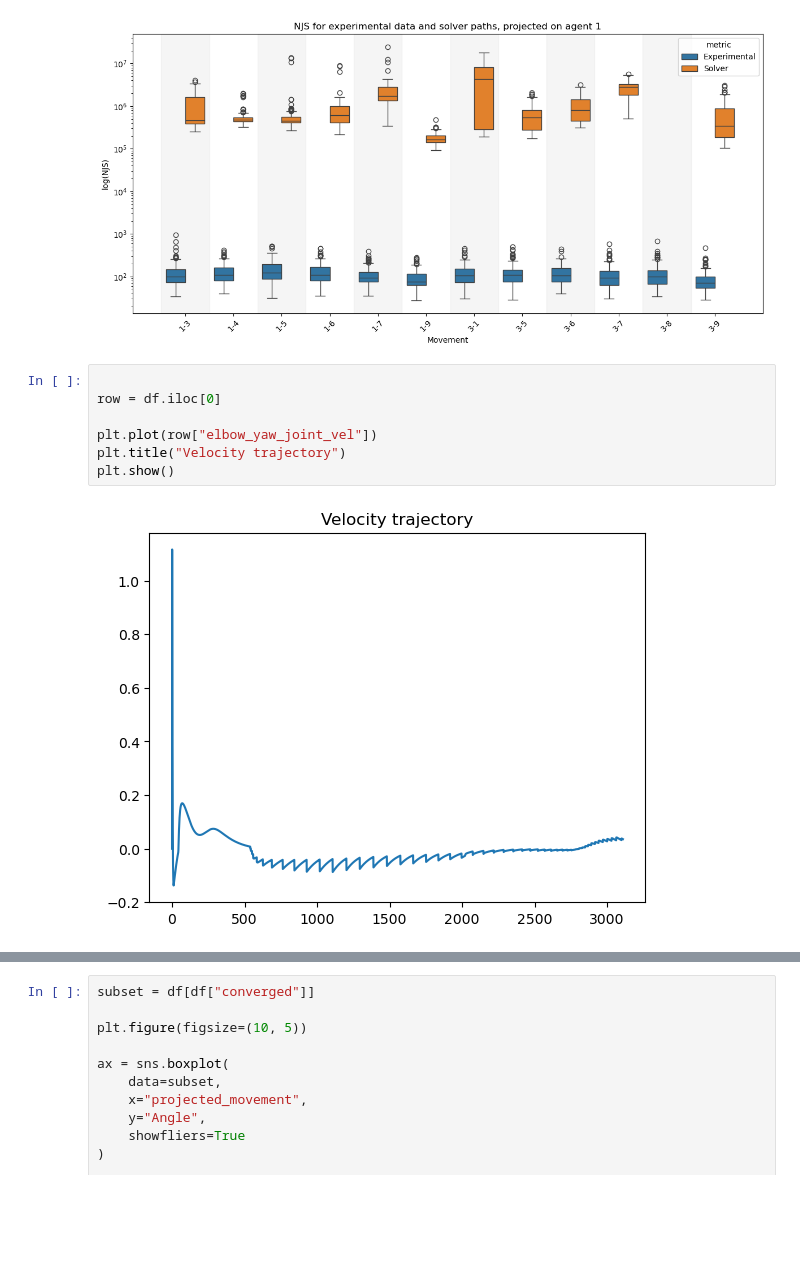
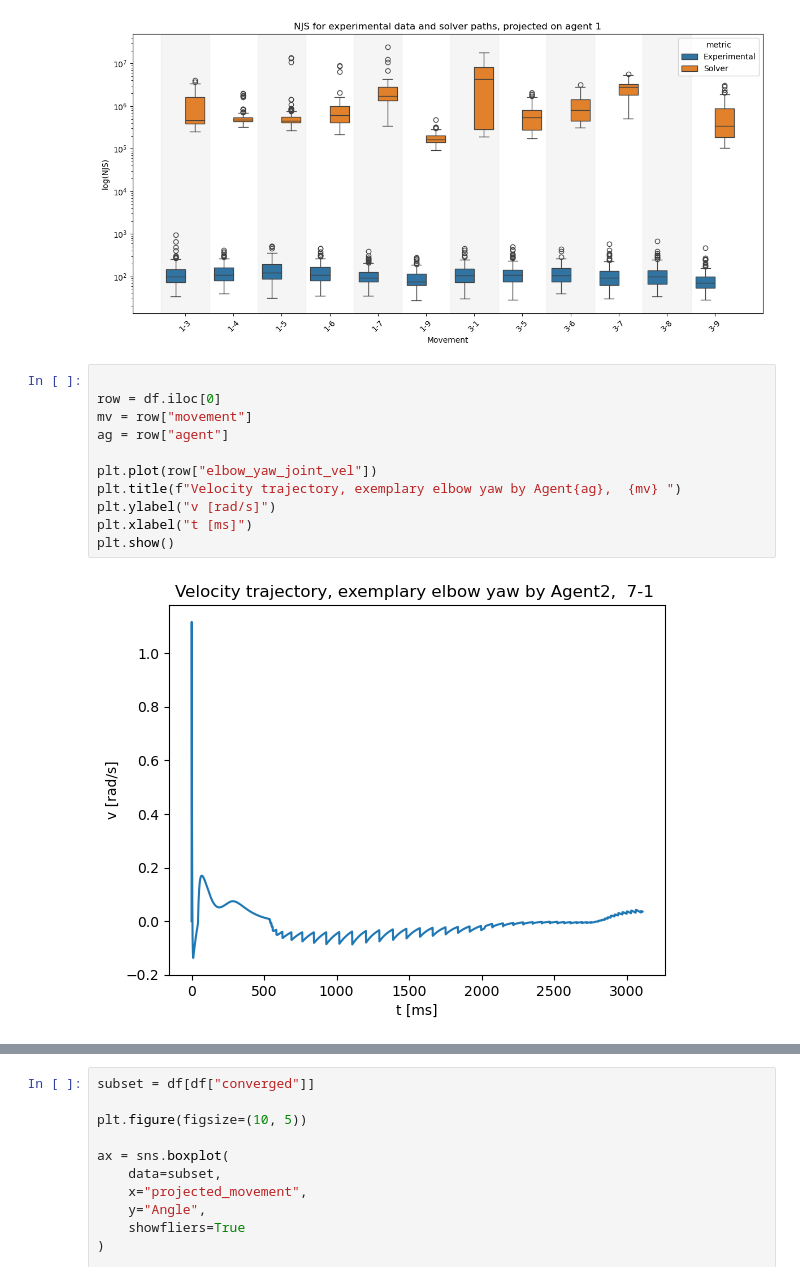
Before and after one commit to bj1110/Masterarbeit, a Jupyter notebook: eval/simdata_eval.ipynb, the cells around one changed output, grey strips where cells are left out. Cells and saved outputs as stored; diff of their text form; blank space fills up the shorter version.

```diff
--- a/eval/simdata_eval.ipynb
+++ b/eval/simdata_eval.ipynb
@@ -648,12 +648,16 @@ plt.show()
 # %%
 
 row = df.iloc[0]
+mv = row["movement"]
+ag = row["agent"]
 
 plt.plot(row["elbow_yaw_joint_vel"])
-plt.title("Velocity trajectory")
+plt.title(f"Velocity trajectory, exemplary elbow yaw by Agent{ag},  {mv} ")
+plt.ylabel("v [rad/s]")
+plt.xlabel("t [ms]")
 plt.show()
 # %% [output]
-[figure, old version]
+[figure, new version]
 # %%
 joint_list = joint_order
 
```
Also changed, not shown: parts of 2 cells of this notebook.
